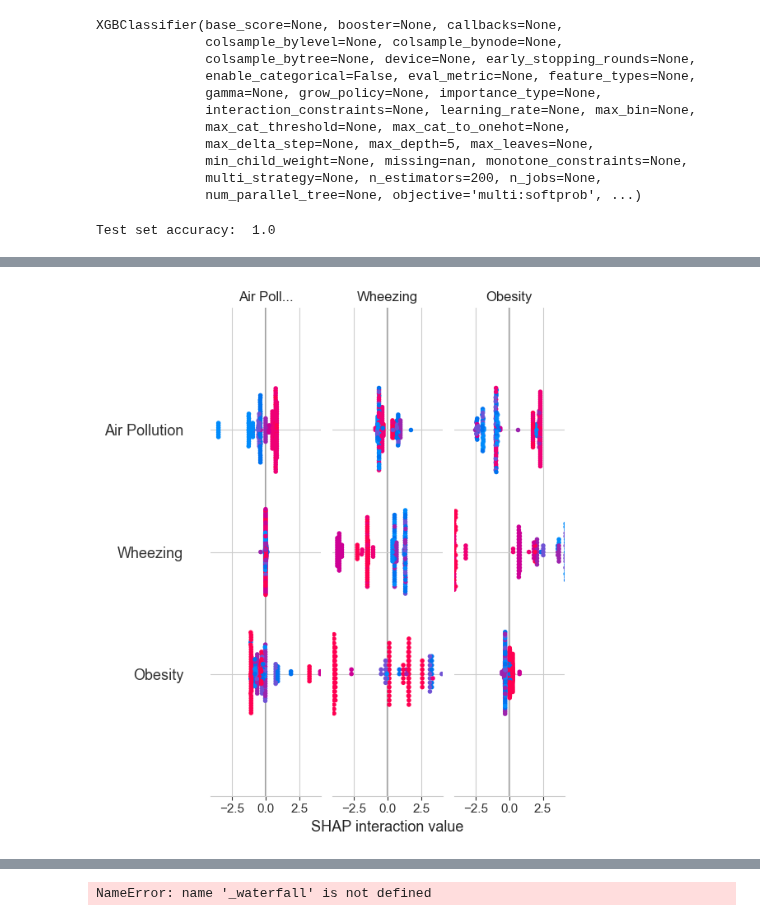
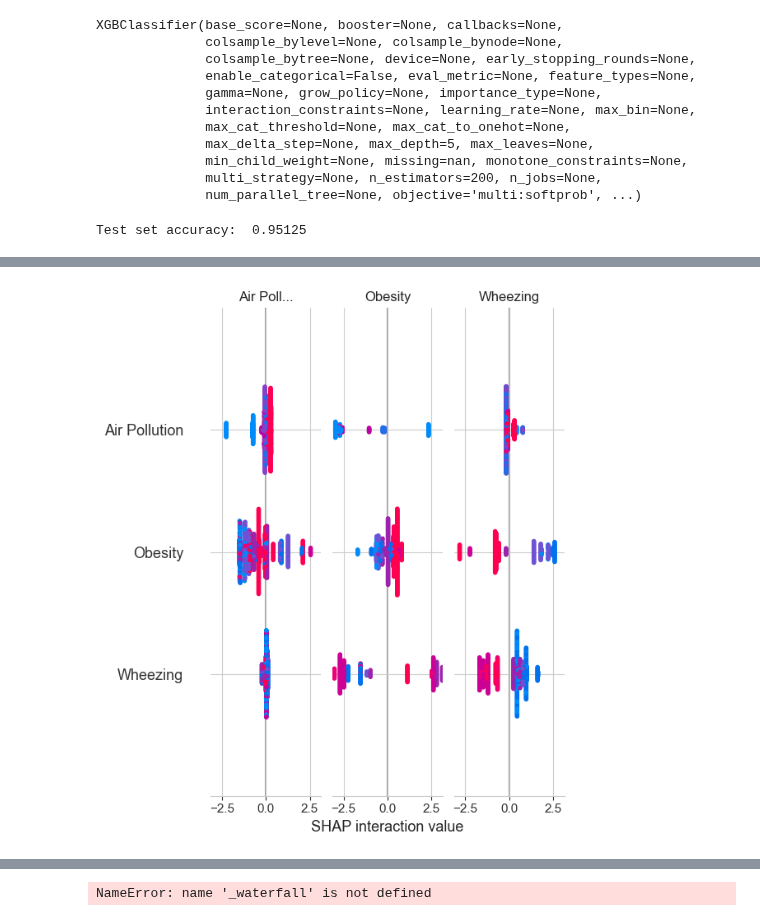
Before and after one commit to tewhol/Responsible_Data_Analysis_Group_1, a Jupyter notebook: model_Allegra.ipynb, the cells around one changed output, grey strips where cells are left out. Cells and saved outputs as stored; diff of their text form; code cells hidden in the pictures.

```diff
--- a/model_Allegra.ipynb
+++ b/model_Allegra.ipynb
@@ -884,12 +884,12 @@ from sklearn.preprocessing import LabelEncoder
 label_encoder = LabelEncoder()
 
 # Encode the target variable
-y_train_encoded = label_encoder.fit_transform(y_train)
-y_test_encoded = label_encoder.transform(y_remaining)
+y_train_encoded = label_encoder.fit_transform(y_remaining)
+y_test_encoded = label_encoder.transform(y_train)
 
 # Fit the model
 gbtree_shap = xgboost.XGBClassifier(n_estimators=200, max_depth=5)
-gbtree_shap.fit(X_train, y_train_encoded)
+gbtree_shap.fit(X_remaining, y_train_encoded)
 # %% [output]
 XGBClassifier(base_score=None, booster=None, callbacks=None,
               colsample_bylevel=None, colsample_bynode=None,
@@ -906,22 +906,22 @@ XGBClassifier(base_score=None, booster=None, callbacks=None,
 import sklearn
 
 # Make predictions
-pred_labels_test = gbtree_shap.predict(X_remaining)
+pred_labels_test = gbtree_shap.predict(X_train)
 # Test accuracy again (it should be the same as the first model ~ 0.87 +/- 0.05)
 print("Test set accuracy: ", sklearn.metrics.accuracy_score(y_test_encoded, pred_labels_test))
 # this takes a minute or two since we are explaining over 30 thousand samples in a model with over a thousand trees
 explainer = shap.TreeExplainer(gbtree_shap)
-shap_values = explainer.shap_values(X_remaining)
+shap_values = explainer.shap_values(X_train)
 # %% [output]
-Test set accuracy:  1.0
+Test set accuracy:  0.95125
 # %%
 #Uncomment if using Colab
 shap.initjs()
-shap.summary_plot(shap_values, X_remaining, plot_type="bar")
+shap.summary_plot(shap_values, X_train, plot_type="bar")
 shap.initjs()
 # %% [output]
 [interactive output not drawn]
-[figure, old version]
+[figure, new version]
 [interactive output not drawn]
 # %%
 #i is the index of the data point of intrest
```
Also changed, not shown: parts of 1 cell of this notebook.
